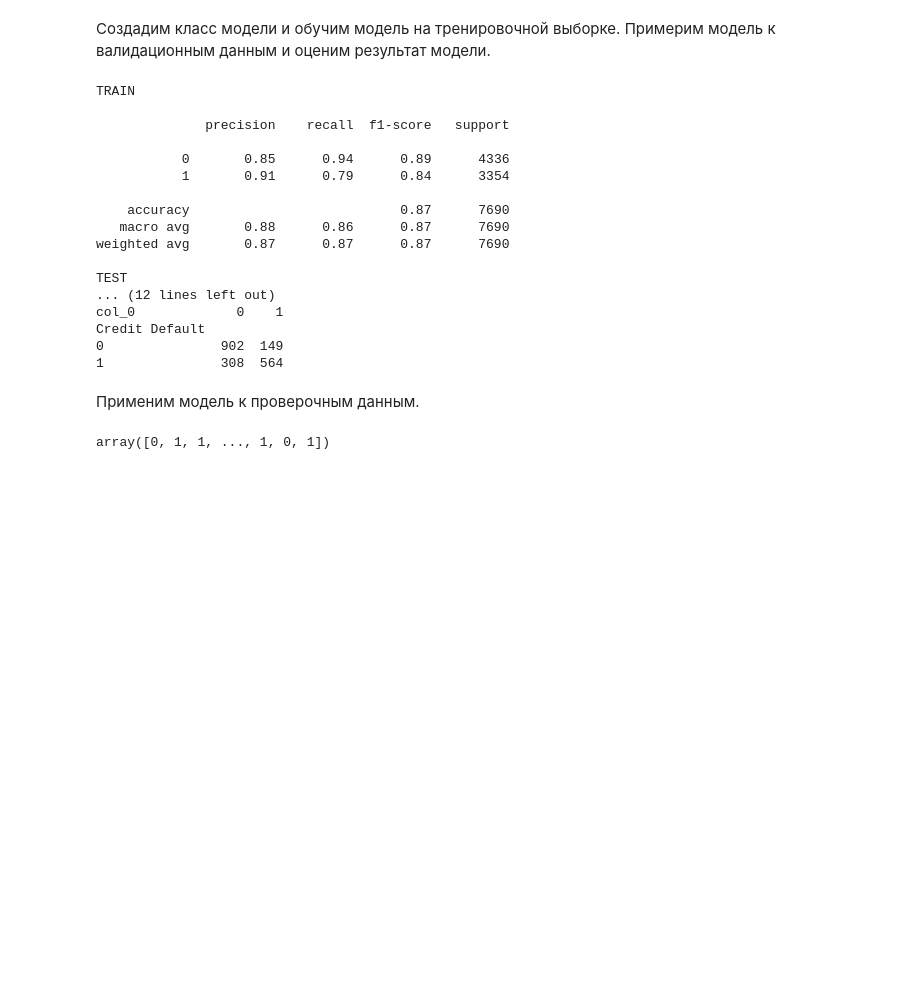
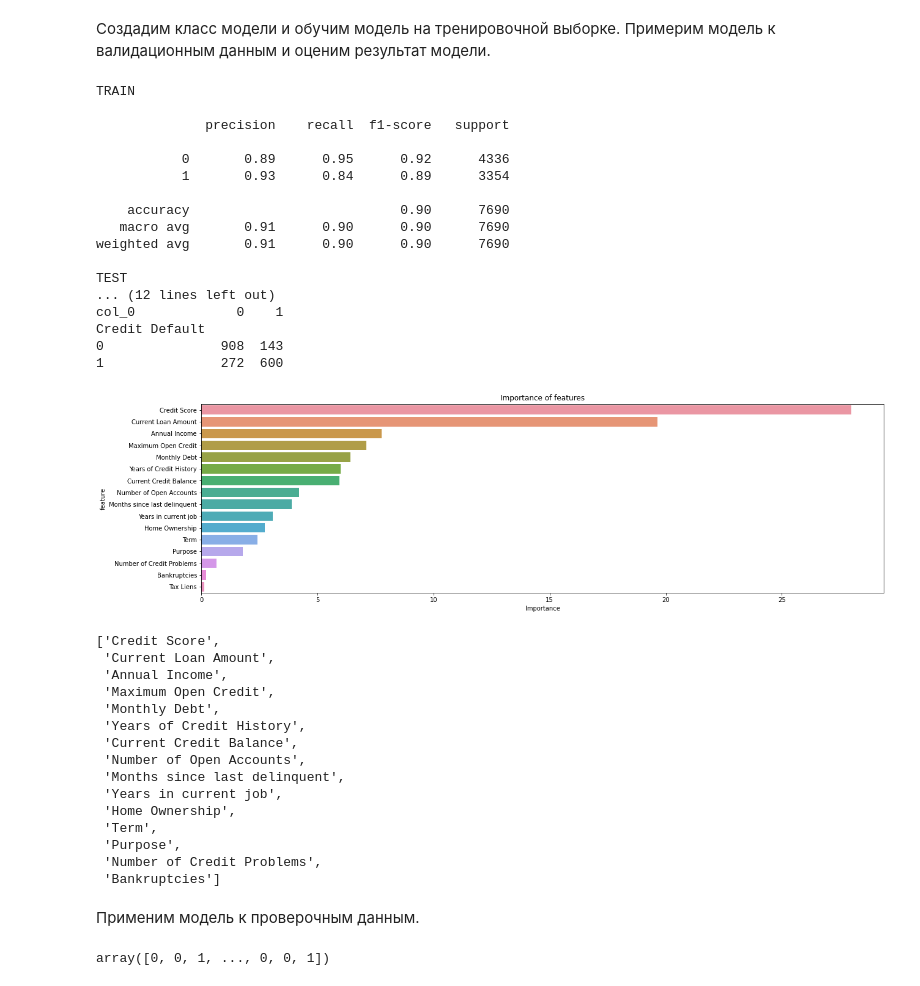
Before and after one commit to vlp4/study-python-ds, a Jupyter notebook: jupyter/work/course2/course-work/course-work.ipynb, the cells around one changed output. Cells and saved outputs as stored; diff of their text form; code cells hidden in the pictures; blank space fills up the shorter version.

```diff
--- a/jupyter/work/course2/course-work/course-work.ipynb
+++ b/jupyter/work/course2/course-work/course-work.ipynb
@@ -45,6 +45,21 @@ def balance_df_by_target(df, target_name):
         df = df.append(sample, ignore_index=True)
 
     return df
+
+def show_feature_importances(feature_names, feature_importances, get_top=None):
+    feature_importances = pd.DataFrame({'feature': feature_names, 'importance': feature_importances})
+    feature_importances = feature_importances.sort_values('importance', ascending=False)
+
+    plt.figure(figsize = (20, len(feature_importances) * 0.355))
+
+    sns.barplot(feature_importances['importance'], feature_importances['feature'])
+
+    plt.xlabel('Importance')
+    plt.title('Importance of features')
+    plt.show()
+
+    if get_top is not None:
+        return feature_importances['feature'][:get_top].tolist()
 # %% [markdown]
 Загрузим данные и изучим датасет
 # %%
@@ -131,7 +145,7 @@ X_train1[X_train1.isnull().any(axis=1)]
 Создадим класс модели и обучим модель на тренировочной выборке. Примерим модель к валидационным данным и оценим результат модели.
 # %%
 cat_features = [X_train1.columns.get_loc(name) for name in ['Home Ownership', 'Purpose', 'Term']]
-model = catb.CatBoostClassifier(silent=True, random_state=21, cat_features=cat_features)
+model = catb.CatBoostClassifier(silent=True, random_state=21, cat_features=cat_features, l2_leaf_reg=2)
 
 model.fit(X_train1, y_train)
 
@@ -144,19 +158,38 @@ TRAIN
 
               precision    recall  f1-score   support
 
-           0       0.85      0.94      0.89      4336
-           1       0.91      0.79      0.84      3354
+           0       0.89      0.95      0.92      4336
+           1       0.93      0.84      0.89      3354
 
-    accuracy                           0.87      7690
-   macro avg       0.88      0.86      0.87      7690
-weighted avg       0.87      0.87      0.87      7690
+    accuracy                           0.90      7690
+   macro avg       0.91      0.90      0.90      7690
+weighted avg       0.91      0.90      0.90      7690
 
 TEST
 ... (12 lines left out)
 col_0             0    1
 Credit Default
-0               902  149
-1               308  564
+0               908  143
+1               272  600
+# %%
+show_feature_importances(X_train1.columns, model.feature_importances_, get_top=15)
+# %% [output]
+[figure, added]
+['Credit Score',
+ 'Current Loan Amount',
+ 'Annual Income',
+ 'Maximum Open Credit',
+ 'Monthly Debt',
+ 'Years of Credit History',
+ 'Current Credit Balance',
+ 'Number of Open Accounts',
+ 'Months since last delinquent',
+ 'Years in current job',
+ 'Home Ownership',
+ 'Term',
+ 'Purpose',
+ 'Number of Credit Problems',
+ 'Bankruptcies']
 # %% [markdown]
 Применим модель к проверочным данным.
 # %%
@@ -166,4 +199,4 @@ df_predict = model.predict(df_test1)
 np.savetxt('out_result.csv', df_predict, delimiter=",")
 df_predict
 # %% [output]
-array([0, 1, 1, ..., 1, 0, 1])
+array([0, 0, 1, ..., 0, 0, 1])
```
Also changed, not shown: parts of 2 cells of this notebook.
